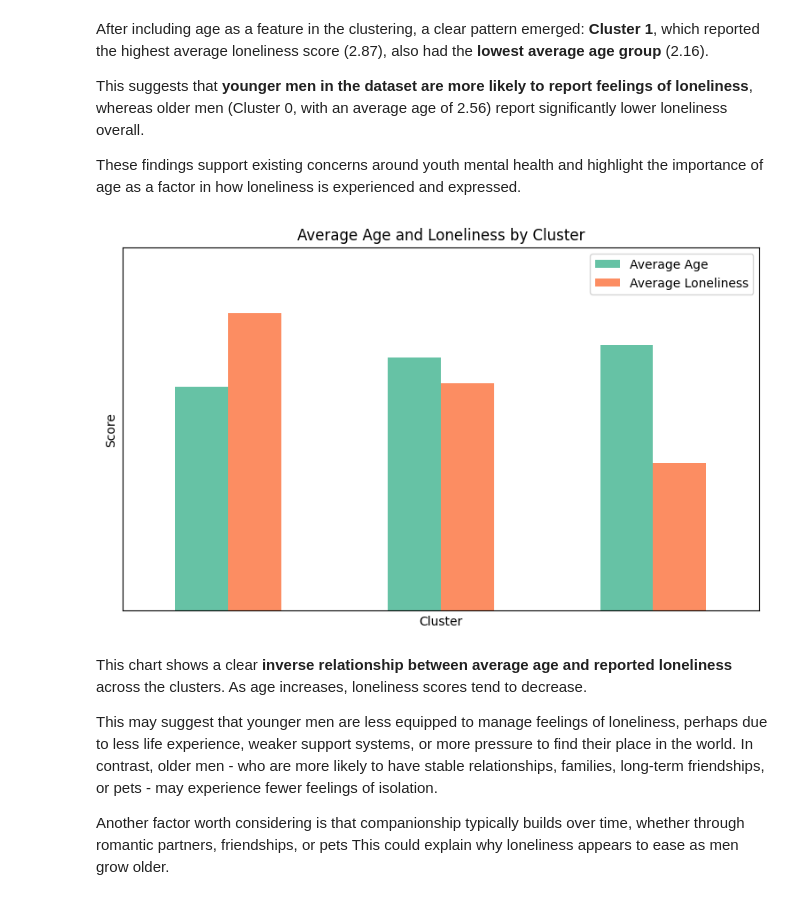
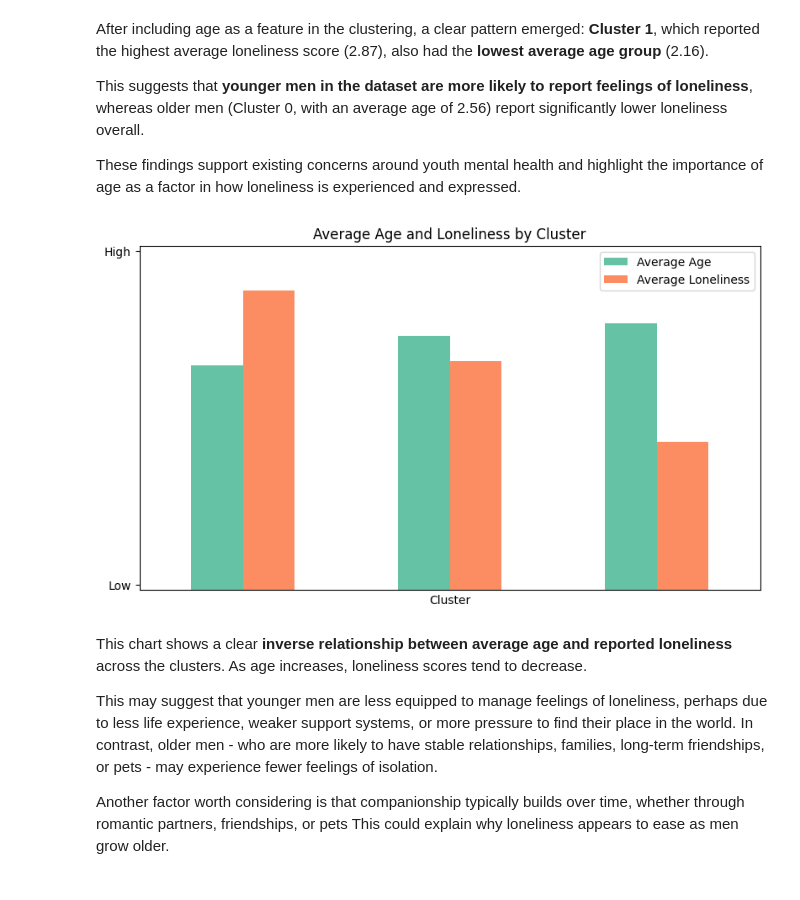
Before and after one commit to MaxBewsey/Machine-Learning, a Jupyter notebook: Exploring Patterns in Male Loneliness Using KMeans Clustering.ipynb, the cells around one changed output. Saved outputs shown, nothing was run; the diff lists cells and outputs as text; code cells hidden in the pictures.

```diff
--- a/Exploring Patterns in Male Loneliness Using KMeans Clustering.ipynb
+++ b/Exploring Patterns in Male Loneliness Using KMeans Clustering.ipynb
@@ -515,23 +515,22 @@ These findings support existing concerns around youth mental health and highligh
 # %%
 # Create summary and sort by age
 summary = survey_cleaned.groupby('cluster')[['age3', 'q0007_0011']].mean().reset_index()
 summary = summary.sort_values(by='age3')
 
 # Plot clusters with age and loneliness
 fig, ax = plt.subplots(figsize=(8, 5))
 summary.plot(x='cluster', kind='bar', ax=ax, color=['#66c2a5', '#fc8d62'], legend=True)
 
 plt.title("Average Age and Loneliness by Cluster")
-plt.ylabel("Score")
 plt.xlabel("Cluster")
 plt.legend(['Average Age', 'Average Loneliness'])
 plt.tight_layout()
 plt.xticks([])
 plt.yticks([0.05, 3.25], ['Low', 'High'])
 plt.ylim(0, 3.3)
 plt.show()
 # %% [output]
-[figure, old version]
+[figure, new version]
 # %% [markdown]
 This chart shows a clear **inverse relationship between average age and reported loneliness** across the clusters. As age increases, loneliness scores tend to decrease.
 
```
